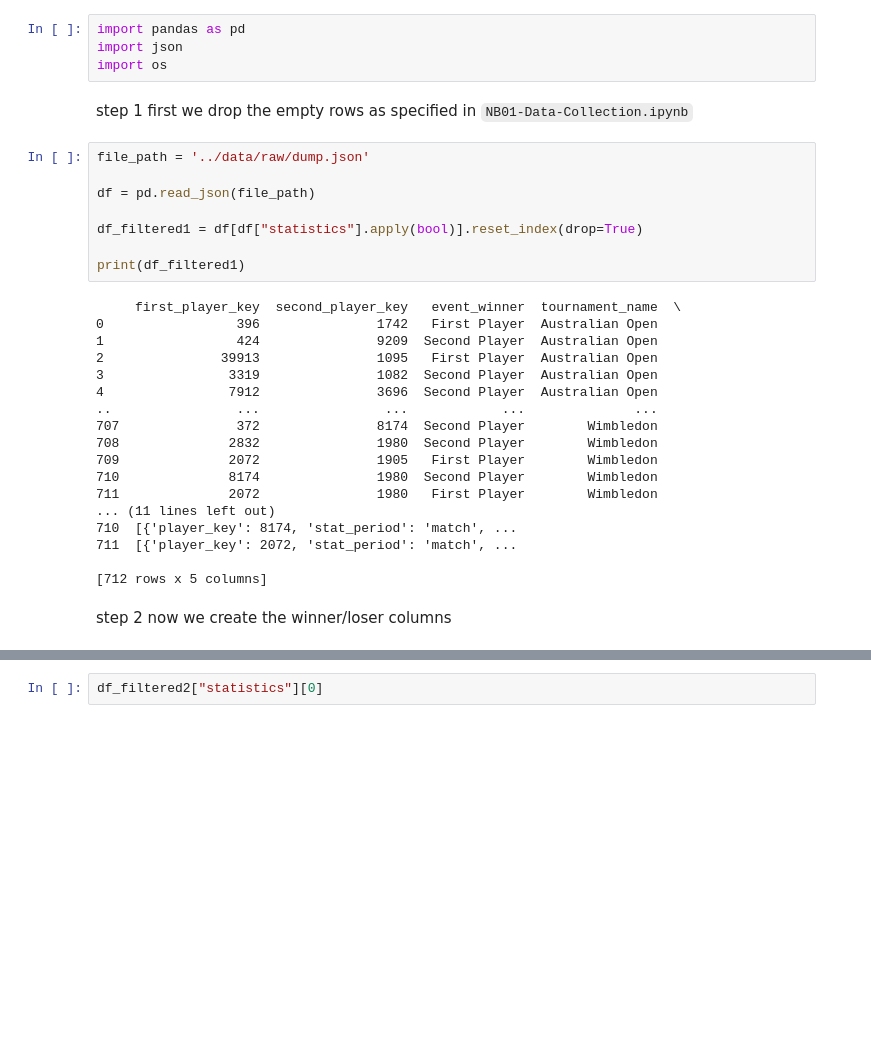
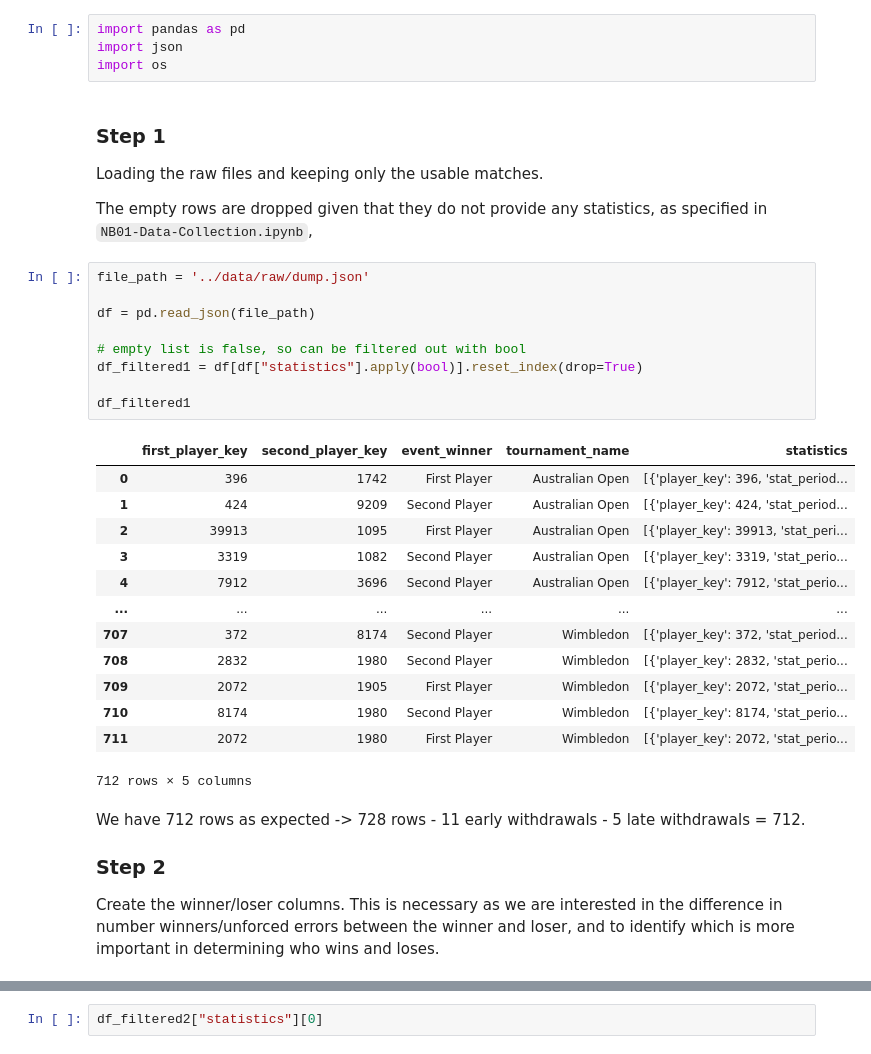
Before and after one commit to tynelee/me204-final-project, a Jupyter notebook: notebooks/NB02-Data-Transformation.ipynb, the cells around one changed output, grey strips where cells are left out. Drawn from its saved outputs; the diff is of its cells as text; blank space fills up the shorter version.

```diff
--- a/notebooks/NB02-Data-Transformation.ipynb
+++ b/notebooks/NB02-Data-Transformation.ipynb
@@ -9,33 +9,37 @@ import pandas as pd
 import json
 import os
 # %% [markdown]
-step 1 first we drop the empty rows as specified in `NB01-Data-Collection.ipynb`
+### Step 1
+
+Loading the raw files and keeping only the usable matches.
+
+The empty rows are dropped given that they do not provide any statistics, as specified in `NB01-Data-Collection.ipynb`,
 # %%
 file_path = '../data/raw/dump.json'
 
 df = pd.read_json(file_path)
 
+# empty list is false, so can be filtered out with bool
 df_filtered1 = df[df["statistics"].apply(bool)].reset_index(drop=True)
 
-print(df_filtered1)
+df_filtered1
 # %% [output]
+|  | first_player_key | second_player_key | event_winner | tournament_name | statistics |
+| 0 | 396 | 1742 | First Player | Australian Open | [{'player_key': 396, 'stat_period... |
+| 1 | 424 | 9209 | Second Player | Australian Open | [{'player_key': 424, 'stat_period... |
+| 2 | 39913 | 1095 | First Player | Australian Open | [{'player_key': 39913, 'stat_peri... |
+| 3 | 3319 | 1082 | Second Player | Australian Open | [{'player_key': 3319, 'stat_perio... |
+| 4 | 7912 | 3696 | Second Player | Australian Open | [{'player_key': 7912, 'stat_perio... |
+| ... | ... | ... | ... | ... | ... |
+| 707 | 372 | 8174 | Second Player | Wimbledon | [{'player_key': 372, 'stat_period... |
+| 708 | 2832 | 1980 | Second Player | Wimbledon | [{'player_key': 2832, 'stat_perio... |
+| 709 | 2072 | 1905 | First Player | Wimbledon | [{'player_key': 2072, 'stat_perio... |
+| 710 | 8174 | 1980 | Second Player | Wimbledon | [{'player_key': 8174, 'stat_perio... |
+| 711 | 2072 | 1980 | First Player | Wimbledon | [{'player_key': 2072, 'stat_perio... |
-     first_player_key  second_player_key   event_winner  tournament_name  \
-0                 396               1742   First Player  Australian Open
-1                 424               9209  Second Player  Australian Open
-2               39913               1095   First Player  Australian Open
-3                3319               1082  Second Player  Australian Open
-4                7912               3696  Second Player  Australian Open
-..                ...                ...            ...              ...
-707               372               8174  Second Player        Wimbledon
-708              2832               1980  Second Player        Wimbledon
-709              2072               1905   First Player        Wimbledon
-710              8174               1980  Second Player        Wimbledon
-711              2072               1980   First Player        Wimbledon
-... (11 lines left out)
-710  [{'player_key': 8174, 'stat_period': 'match', ...
-711  [{'player_key': 2072, 'stat_period': 'match', ...
-
-[712 rows x 5 columns]
+712 rows × 5 columns
 # %% [markdown]
-step 2 now we create the winner/loser columns
+We have 712 rows as expected -> 728 rows - 11 early withdrawals - 5 late withdrawals = 712.
+
+### Step 2
+Create the winner/loser columns. This is necessary as we are interested in the difference in number winners/unforced errors between the winner and loser, and to identify which is more important in determining who wins and loses.
 # %%
```
Also changed, not shown: parts of 12 cells of this notebook, 1 other file.
